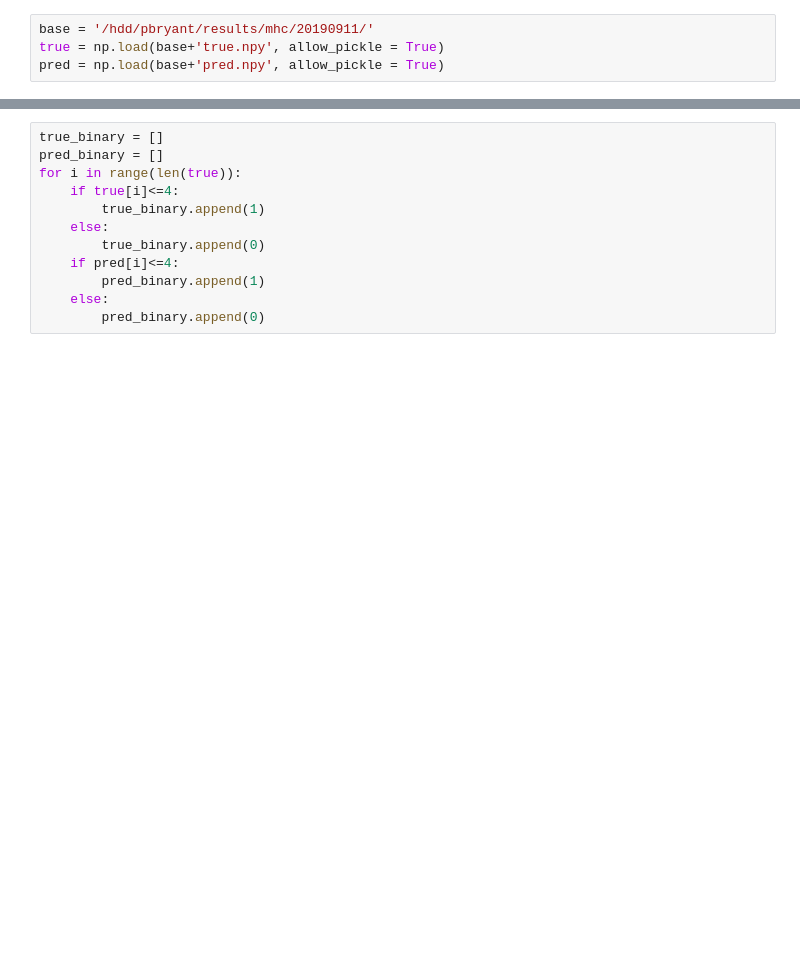
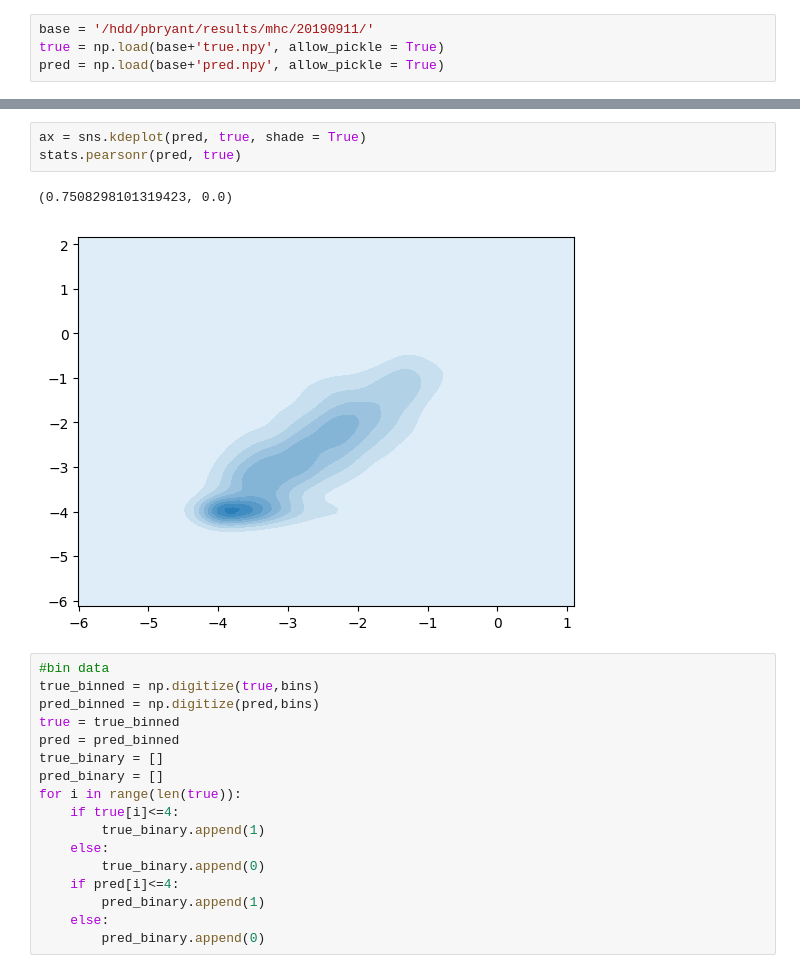
Before and after one commit to patrickbryant1/MHCII, a Jupyter notebook: Evaluation.ipynb, the cells around one changed output, grey strips where cells are left out. Drawn from its saved outputs; the diff is of its cells as text; blank space fills up the shorter version.

```diff
--- a/Evaluation.ipynb
+++ b/Evaluation.ipynb
@@ -30,4 +83,15 @@ print(np.digitize(a, bins))
+# %%
+ax = sns.kdeplot(pred, true, shade = True)
+stats.pearsonr(pred, true)
+# %% [output]
+(0.7508298101319423, 0.0)
+[figure, added]
 # %%
+#bin data
+true_binned = np.digitize(true,bins)
+pred_binned = np.digitize(pred,bins)
+true = true_binned
+pred = pred_binned
 true_binary = []
 pred_binary = []
 for i in range(len(true)):
```
Also changed, not shown: parts of 8 cells of this notebook, 6 other files.
